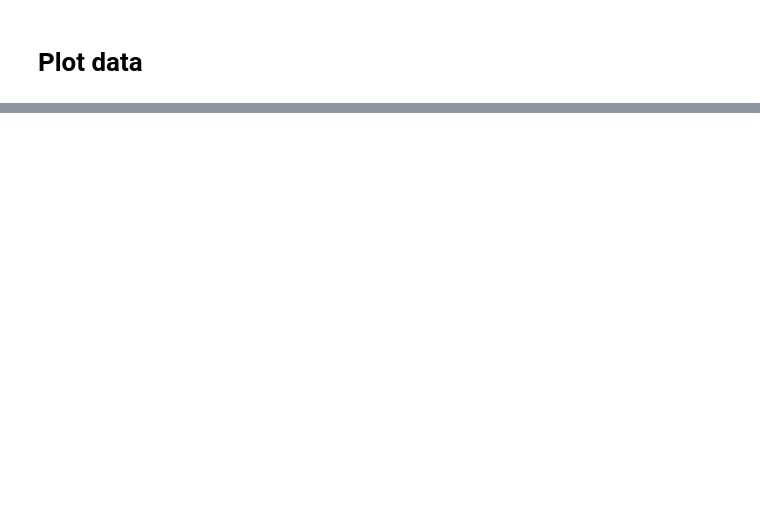
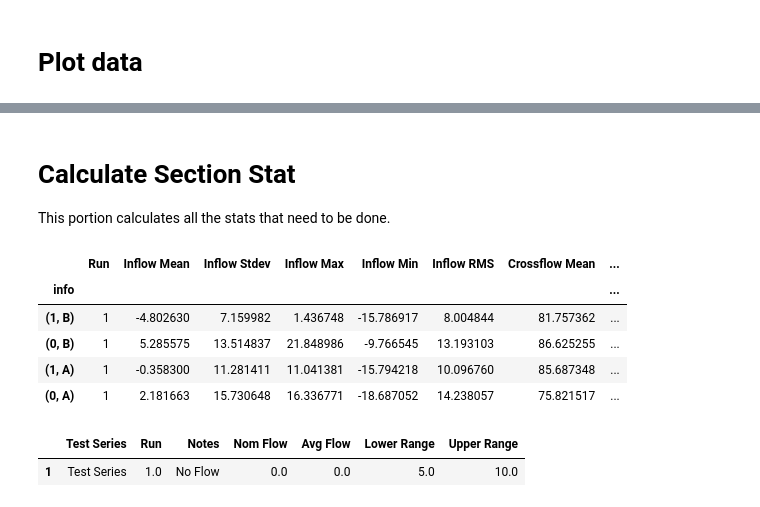
Before and after one commit to dredvard/newpython, a Jupyter notebook: PlotCurves.ipynb, the cells around one changed output, grey strips where cells are left out. Saved outputs shown, nothing was run; the diff lists cells and outputs as text; code cells hidden in the pictures; blank space fills up the shorter version.

```diff
--- a/PlotCurves.ipynb
+++ b/PlotCurves.ipynb
@@ -252,0 +359,50 @@ plt.show()
+# %% [markdown]
+# Calculate Section Stat
+
+This portion calculates all the stats that need to be done.
+# %%
+def dir_str(dir):
+    du=dir.upper()
+    if(du=='X'):
+        dirname='Inflow'
+    elif(du=='Y'):
+        dirname='Crossflow'
+    elif(du=='TOT'):
+        dirname='Tot'
+    else:
+        dirname=''
+    return dirname
+
+info=[]
+for id,loc,dir in df_psi.columns.values:
+    tupl=id,loc
+    info.append(tupl)
+info=list(set(info))
+
+
+df_stat=pd.DataFrame(columns=['info'])
+df_stat['info']=info
+df_stat['Run']=Run
+df_stat.set_index('info',inplace=True)
+for id,locat,dir in df_psi.columns.values:
+    info1=(id,locat)
+    dn=dir_str(dir)
+    df_stat.loc[info1,dn+' Mean']=df_psi[id,locat,dir].mean()
+    df_stat.loc[info1,dn+' Stdev']=df_psi[id,locat,dir].std()
+    df_stat.loc[info1,dn+' Max']=df_psi[id,locat,dir].max()
+    df_stat.loc[info1,dn+' Min']=df_psi[id,locat,dir].min()
+    df_stat.loc[info1,dn+' RMS']=((df_psi[id,locat,dir]**2).mean())**.5
+
+df_stat.head()
+# %% [output]
+|  | Run | Inflow Mean | Inflow Stdev | Inflow Max | Inflow Min | Inflow RMS | Crossflow Mean | ... |
+| info |  |  |  |  |  |  |  | ... |
+| (1, B) | 1 | -4.802630 | 7.159982 | 1.436748 | -15.786917 | 8.004844 | 81.757362 | ... |
+| (0, B) | 1 | 5.285575 | 13.514837 | 21.848986 | -9.766545 | 13.193103 | 86.625255 | ... |
+| (1, A) | 1 | -0.358300 | 11.281411 | 11.041381 | -15.794218 | 10.096760 | 85.687348 | ... |
+| (0, A) | 1 | 2.181663 | 15.730648 | 16.336771 | -18.687052 | 14.238057 | 75.821517 | ... |
+# %%
+df_runinfo
+# %% [output]
+|  | Test Series | Run | Notes | Nom Flow | Avg Flow | Lower Range | Upper Range |
+| 1 | Test Series | 1.0 | No Flow | 0.0 | 0.0 | 5.0 | 10.0 |
```
Also changed, not shown: parts of 25 cells of this notebook.
